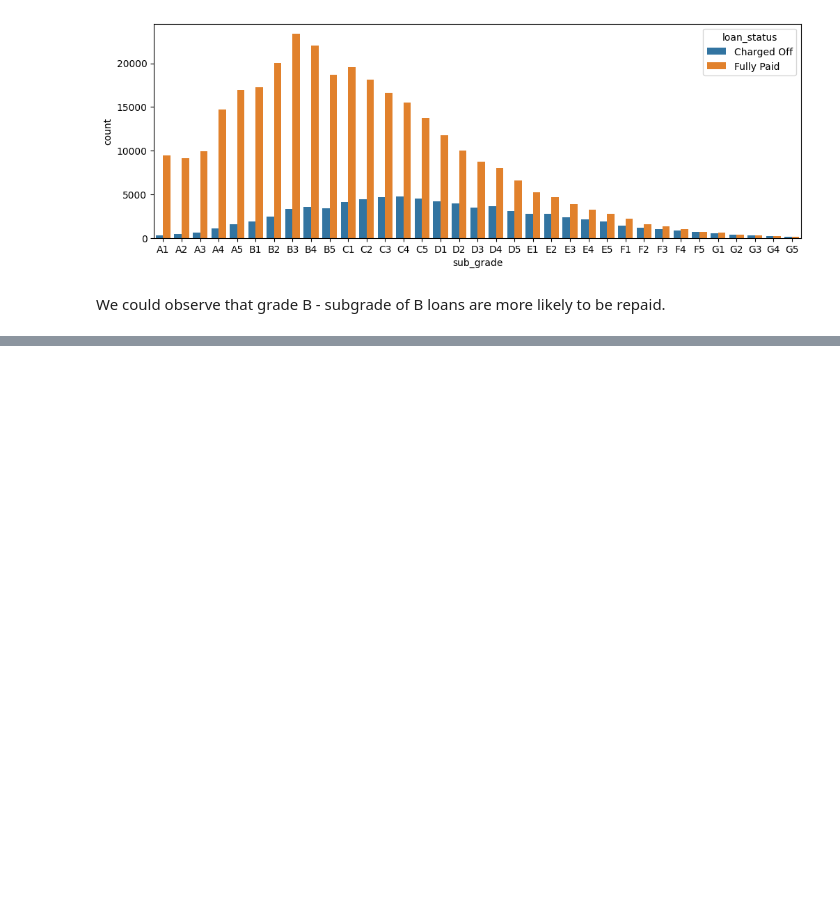
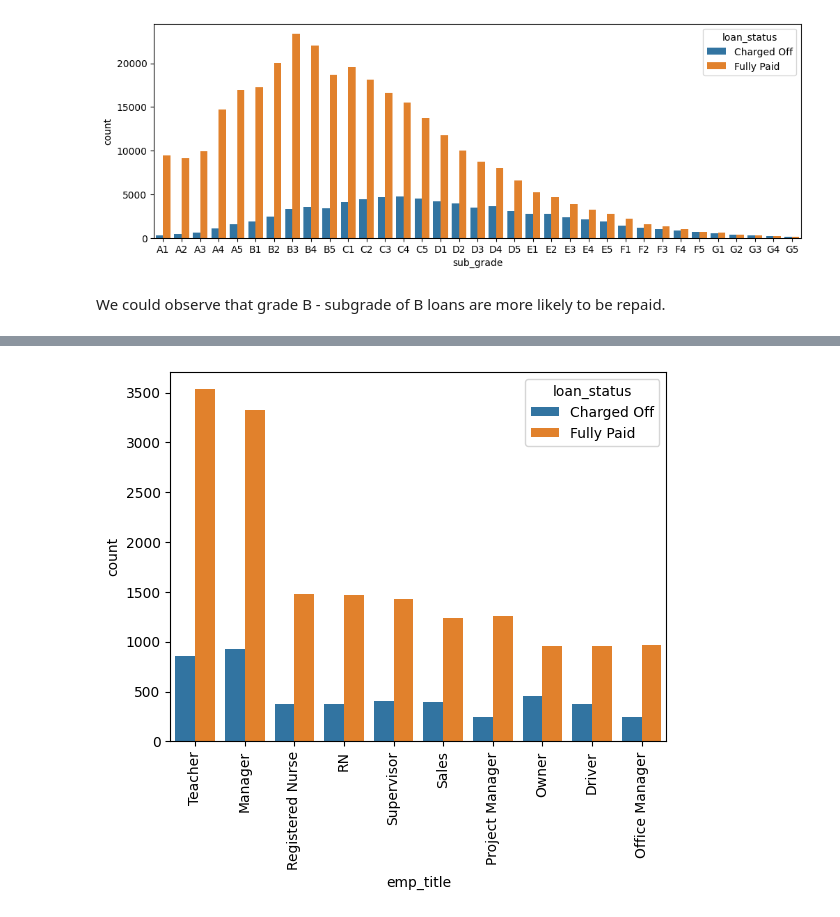
Before and after one commit to mahikshith/End-to-End-implementation-of-Loan-tap-classification, a Jupyter notebook: loan_tap_classification_m.ipynb, the cells around one changed output, grey strips where cells are left out. Saved outputs shown, nothing was run; the diff lists cells and outputs as text; code cells hidden in the pictures; blank space fills up the shorter version.

```diff
--- a/loan_tap_classification_m.ipynb
+++ b/loan_tap_classification_m.ipynb
@@ -315,0 +393,7 @@ NameError: name 'df' is not defined
+# %%
+
+sns.countplot(x='emp_title', hue='loan_status',data=df,order=df["emp_title"].value_counts().iloc[:10].index)
+plt.xticks(rotation=90)
+plt.show()
+# %% [output]
+[figure, added]
```
Also changed, not shown: parts of 16 cells of this notebook.
